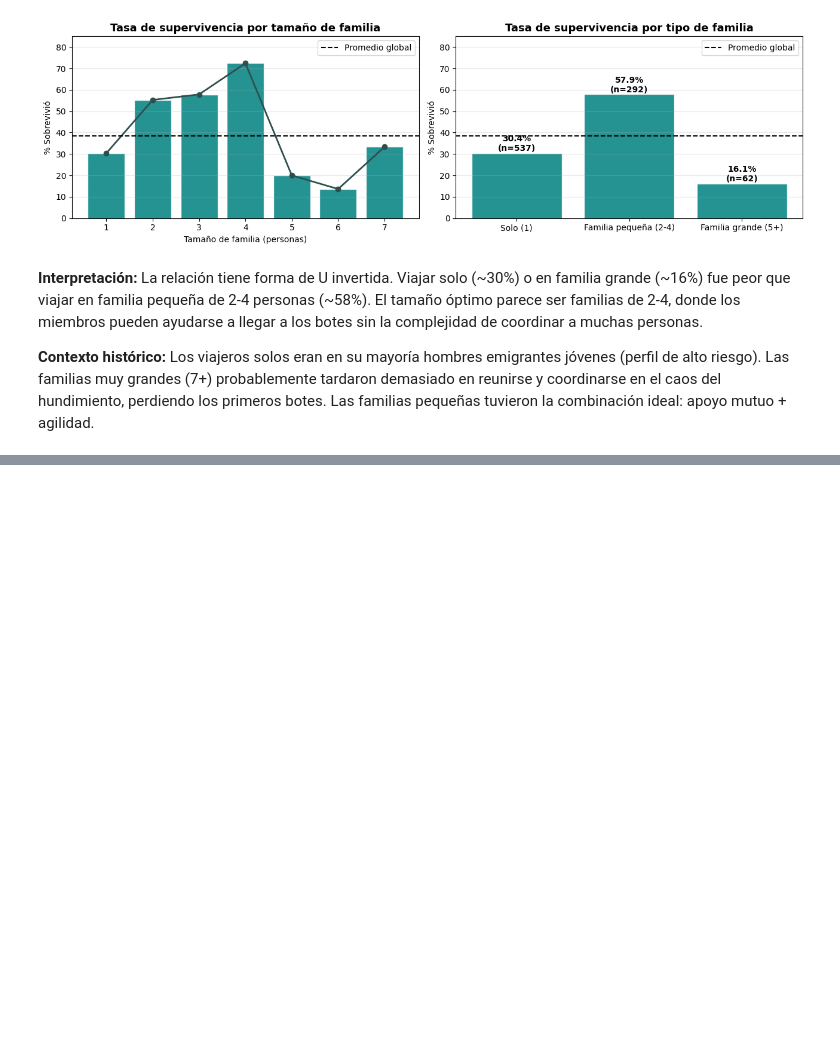
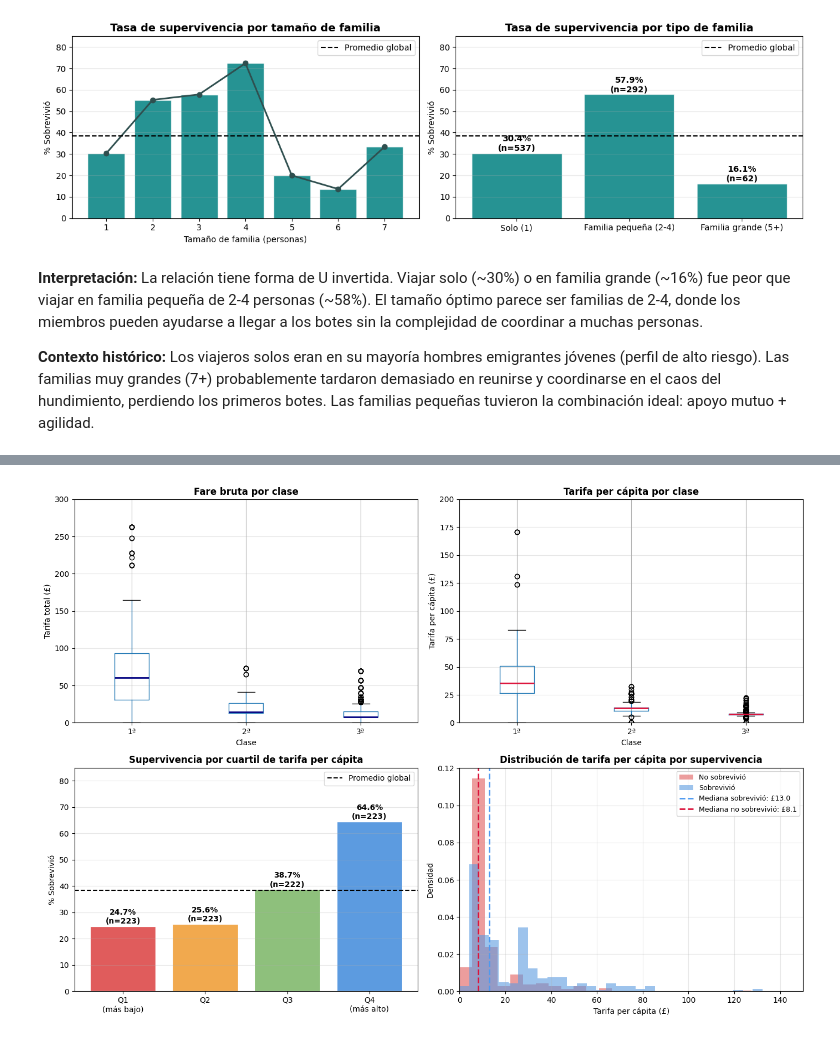
Before and after one commit to Ricardo-B04/Titanic_EDA, a Jupyter notebook: titanic_EDA.ipynb, the cells around one changed output, grey strips where cells are left out. Saved outputs shown, nothing was run; the diff lists cells and outputs as text; code cells hidden in the pictures; blank space fills up the shorter version.

```diff
--- a/titanic_EDA.ipynb
+++ b/titanic_EDA.ipynb
@@ -465,0 +630,11 @@ plt.show()
+# %%
+from scipy import stats
+
+# ── 1. Calcular tarifa per cápita ─────────────────────────────────────────────
+ticket_size = titanic.groupby('Ticket')['Ticket'].transform('count')
+titanic['FarePerPerson'] = titanic['Fare'] / ticket_size
+
+# Verificación rápida: distribución del tamaño de grupos por ticket
+print("Tamaño de grupos por ticket:")
+print(ticket_size.value_counts().sort_index().to_string())
+print(f"\nComparación Fare vs FarePerPerson (mediana): £{titanic['Fare'].median():.1f} → £{titanic['FarePerPerson'].median():.1f}")
@@ -465,0 +653,68 @@ plt.show()
+# %%
+fig, axes = plt.subplots(2, 2, figsize=(14, 10))
+
+# ── Panel 1: Fare bruta vs FarePerPerson por clase (boxplot) ──────────────────
+titanic.boxplot(column='Fare', by='Pclass', ax=axes[0, 0],
+                medianprops=dict(color='navy', linewidth=2))
+axes[0, 0].set_title('Fare bruta por clase', fontsize=12, fontweight='bold')
+axes[0, 0].set_xlabel('Clase'); axes[0, 0].set_ylabel('Tarifa total (£)')
+axes[0, 0].set_ylim(0, 300)
+plt.sca(axes[0, 0]); plt.xticks([1,2,3], ['1ª','2ª','3ª']); plt.suptitle('')
+axes[0, 0].grid(axis='y', alpha=0.3)
+
+titanic.boxplot(column='FarePerPerson', by='Pclass', ax=axes[0, 1],
+                medianprops=dict(color='crimson', linewidth=2))
+axes[0, 1].set_title('Tarifa per cápita por clase', fontsize=12, fontweight='bold')
+axes[0, 1].set_xlabel('Clase'); axes[0, 1].set_ylabel('Tarifa per cápita (£)')
+axes[0, 1].set_ylim(0, 200)
+plt.sca(axes[0, 1]); plt.xticks([1,2,3], ['1ª','2ª','3ª']); plt.suptitle('')
+axes[0, 1].grid(axis='y', alpha=0.3)
+
+# ── Panel 2: Supervivencia por cuartil de FarePerPerson ──────────────────────
+titanic['FPP_quartile'] = pd.qcut(titanic['FarePerPerson'], q=4,
+                                   labels=['Q1\n(más bajo)', 'Q2', 'Q3', 'Q4\n(más alto)'])
+surv_fpp = titanic.groupby('FPP_quartile', observed=True)['Survived'].mean() * 100
+counts_fpp = titanic.groupby('FPP_quartile', observed=True).size()
+
+bars = axes[1, 0].bar(surv_fpp.index, surv_fpp.values, color=['#e05c5c','#f1a94e','#8ec07c','#5c9be0'],
+                       edgecolor='white')
+for bar, (q, cnt) in zip(bars, counts_fpp.items()):
+    axes[1, 0].text(bar.get_x() + bar.get_width()/2, bar.get_height() + 1,
+                     f'{bar.get_height():.1f}%\n(n={cnt})', ha='center', fontsize=10, fontweight='bold')
+axes[1, 0].axhline(titanic['Survived'].mean()*100, color='black', linestyle='--',
+                    linewidth=1.5, label='Promedio global')
+axes[1, 0].set_title('Supervivencia por cuartil de tarifa per cápita', fontsize=12, fontweight='bold')
+axes[1, 0].set_ylabel('% Sobrevivió'); axes[1, 0].set_ylim(0, 85)
+axes[1, 0].legend(); axes[1, 0].grid(axis='y', alpha=0.3)
+
+# ── Panel 3: Comparación FarePerPerson (sobrevivió vs no) con test estadístico
+survived_fpp    = titanic[titanic['Survived'] == 1]['FarePerPerson'].dropna()
+no_survived_fpp = titanic[titanic['Survived'] == 0]['FarePerPerson'].dropna()
+
+axes[1, 1].hist(no_survived_fpp, bins=40, alpha=0.6, color='#e05c5c', label='No sobrevivió', density=True)
+axes[1, 1].hist(survived_fpp,    bins=40, alpha=0.6, color='#5c9be0', label='Sobrevivió',    density=True)
+axes[1, 1].axvline(survived_fpp.median(),    color='#4e9af1', linestyle='--', linewidth=2,
+                    label=f'Mediana sobrevivió: £{survived_fpp.median():.1f}')
+axes[1, 1].axvline(no_survived_fpp.median(), color='crimson', linestyle='--', linewidth=2,
+                    label=f'Mediana no sobrevivió: £{no_survived_fpp.median():.1f}')
+axes[1, 1].set_title('Distribución de tarifa per cápita por supervivencia', fontsize=12, fontweight='bold')
+axes[1, 1].set_xlabel('Tarifa per cápita (£)'); axes[1, 1].set_ylabel('Densidad')
+axes[1, 1].set_xlim(0, 150); axes[1, 1].legend(fontsize=9); axes[1, 1].grid(alpha=0.3)
+
+plt.tight_layout()
+plt.show()
+
+# ── Test estadístico: Mann-Whitney U (no paramétrico, distribución sesgada) ───
+stat, p = stats.mannwhitneyu(survived_fpp, no_survived_fpp, alternative='greater')
+print(f"Test Mann-Whitney U (FarePerPerson: sobrevivió > no sobrevivió)")
+print(f"  Estadístico U = {stat:.0f}  |  p-valor = {p:.2e}")
+print(f"  Mediana sobrevivió: £{survived_fpp.median():.2f}  |  No sobrevivió: £{no_survived_fpp.median():.2f}")
+
+# ── ¿Agrega información más allá de la clase? Variación intra-clase ────────────
+print("\nMediana de FarePerPerson por clase y supervivencia:")
+print(titanic.groupby(['Pclass', 'Survived'])['FarePerPerson']
+      .median().rename({0:'No sobrevivió', 1:'Sobrevivió'}, level=1)
+      .rename({1:'1ª', 2:'2ª', 3:'3ª'}, level=0)
+      .unstack().round(2).to_string())
+# %% [output]
+[figure, added]
```
Also changed, not shown: parts of 14 cells of this notebook.
